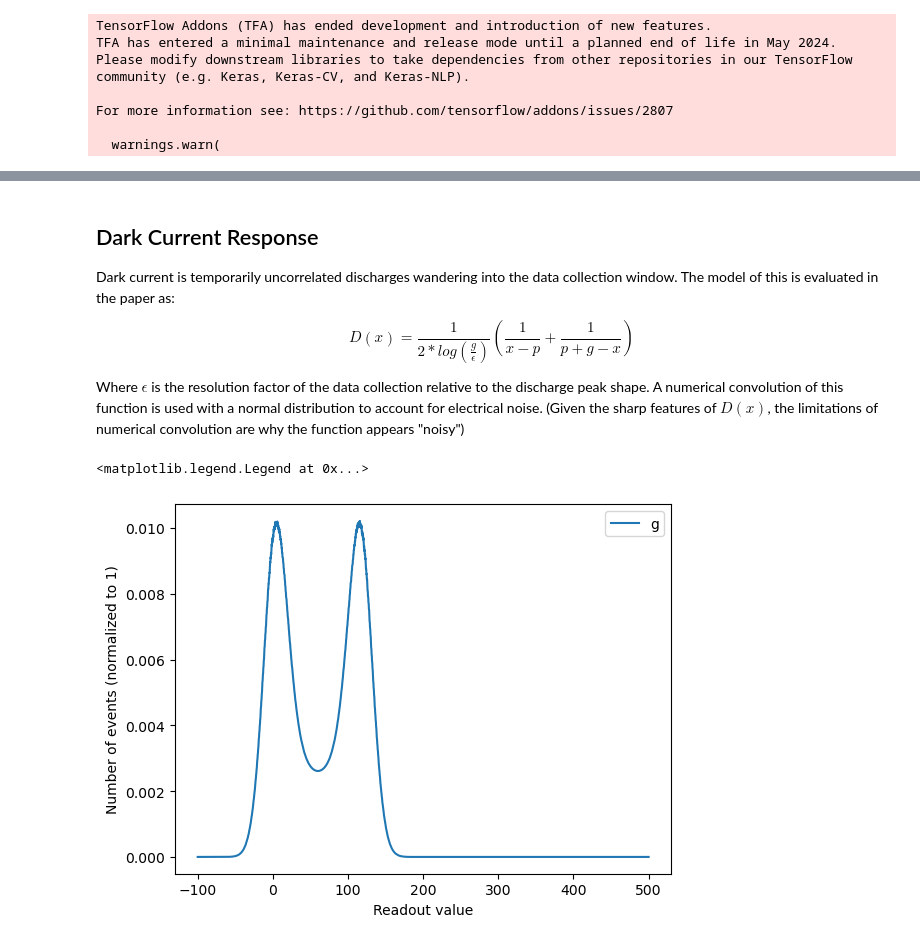
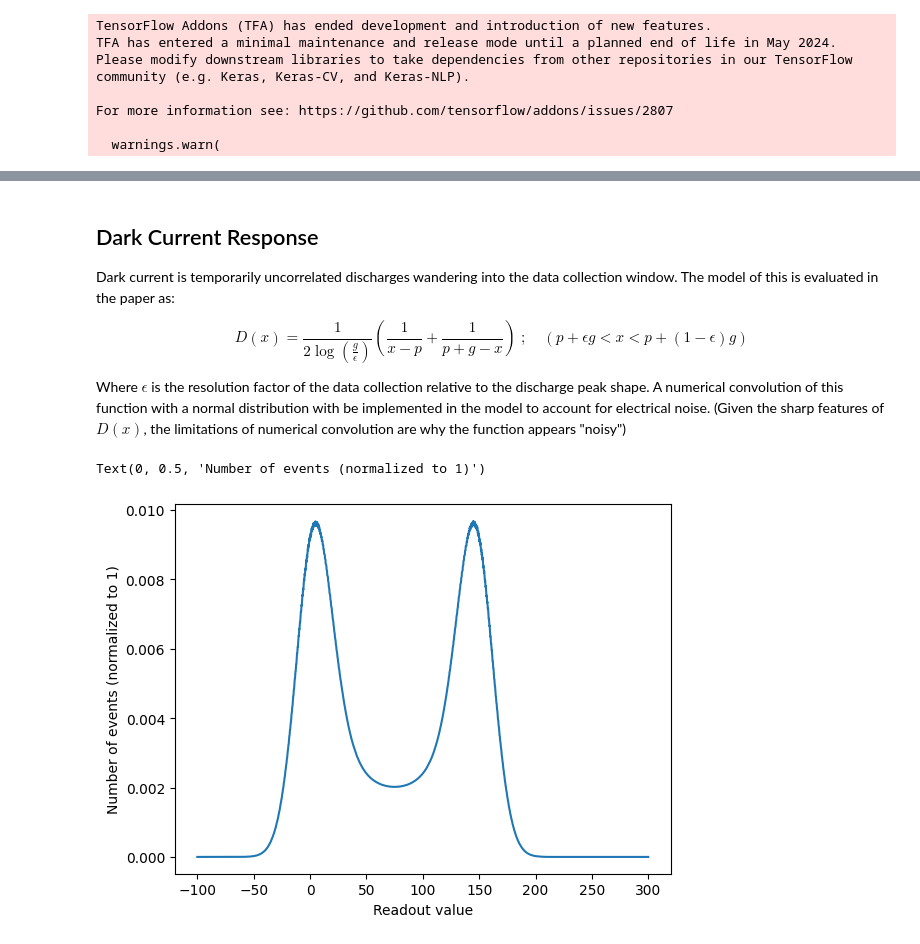
Before and after one commit to UMDCMS/sipmpdf, a Jupyter notebook: docs/sipm_functions.ipynb, the cells around one changed output, grey strips where cells are left out. Saved outputs shown, nothing was run; the diff lists cells and outputs as text; code cells hidden in the pictures.

```diff
--- a/docs/sipm_functions.ipynb
+++ b/docs/sipm_functions.ipynb
@@ -28,14 +29,26 @@ For more information see: https://github.com/tensorflow/addons/issues/2807
 # %%
-pedestal = zfit.Parameter('pedestal value', 5.0, -10, 50)
-gain = zfit.Parameter('gain', 150.0, 100, 200)
-common_noise = zfit.Parameter('common_noise', 15.0, 5, 25)
-pixel_noise = zfit.Parameter('pixel_noise', 2.0, 1, 3)
-poisson_mean = zfit.Parameter('poisson_mean', 2.5, 2, 3)
-poisson_borel = zfit.Parameter('poisson_borel', 0.0, 0, 0.1)
-ap_beta=zfit.Parameter('ap_beta',100,20,120)
-ap_prob=zfit.Parameter('ap_prob',.1,.05,.2)
-dc_prob=zfit.Parameter('dc_prob', .1,.01,.3)
-dc_res =zfit.Parameter('dc_res', 10e-4,0,1)
+pedestal_t = 5.0
+gain_t = 150.0
+common_noise_t = 15.0
+pixel_noise_t = 2.0
+poisson_mean_t = 2.5
+poisson_borel_t = 0.05
+ap_beta_t = 100
+ap_prob_t = 0.05
+dc_prob_t = 0.01
+dc_res_t = 5e-3
+N_Events = 100_000
+
+pedestal = zfit.Parameter('pedestal value', pedestal_t, -10, 50)
+gain = zfit.Parameter('gain', gain_t, 100, 200)
+common_noise = zfit.Parameter('common_noise', common_noise_t, 5, 25)
+pixel_noise = zfit.Parameter('pixel_noise', pixel_noise_t, 1, 3)
+poisson_mean = zfit.Parameter('poisson_mean', poisson_mean_t, 2, 3)
+poisson_borel = zfit.Parameter('poisson_borel', poisson_borel_t, 0, 0.1)
+ap_beta = zfit.Parameter('ap_beta', ap_beta_t, 20, 120)
+ap_prob = zfit.Parameter('ap_prob', ap_prob_t, 0.0, 0.2)
+dc_prob = zfit.Parameter('dc_prob', dc_prob_t, 0.0, 0.1)
+dc_res = zfit.param.ConstantParameter('dc_res', dc_res_t)
 obs = zfit.Space('x', limits=(-200, +1500))
 # %% [markdown]
 ## The generalized Poisson distribution
@@ -417,22 +488,29 @@ plt.legend()
 # %% [markdown]
 ## Dark Current Response
-Dark current is temporarily uncorrelated discharges wandering into the data collection window. The model of this is evaluated in the paper as:
+Dark current is temporarily uncorrelated discharges wandering into the data
+collection window. The model of this is evaluated in the paper as:
 
-$$ D(x)=\frac{1}{2*log(\frac{g}{\epsilon})}\left(\frac{1}{x-p}+\frac{1}{p+g-x} \right)$$
+$$
+D(x)=\frac{1}{2 \log(\frac{g}{\epsilon})}\left(\frac{1}{x-p}+\frac{1}{p+g-x} \right)\;;\quad
+(p+\epsilon g<x < p + (1-\epsilon) g)
+$$
 
-Where $\epsilon$ is the resolution factor of the data collection relative to the discharge peak shape. A numerical convolution of this function is used with a normal distribution to account for electrical noise. (Given the sharp features of $D(x)$, the limitations of numerical convolution are why the function appears "noisy")
+Where $\epsilon$ is the resolution factor of the data collection relative to the
+discharge peak shape. A numerical convolution of this function with a normal
+distribution with be implemented in the model to account for electrical noise.
+(Given the sharp features of $D(x)$, the limitations of numerical convolution
+are why the function appears "noisy")
 # %%
-x = np.linspace(-100, 500,2000)
-gain_=120
-smear_=15
-resolution_=10e-4
-dc=sipmpdf.functions.darkcurrent_response_smeared(x=x,smear=15,gain=120,resolution=10e-4)
+x = np.linspace(-100, 300, 2000)
+dc = sipmpdf.functions.darkcurrent_response_smeared(x=x,
+                                                    smear=common_noise_t,
+                                                    gain=gain_t,
+                                                    resolution=10e-4)
 
-plt.plot(x,dc,label="Dark Current Response Smeared")
+plt.plot(x, dc, label="Dark Current Response Smeared")
 plt.xlabel('Readout value')
 plt.ylabel('Number of events (normalized to 1)')
-plt.legend(f'g')
 # %% [output]
-<matplotlib.legend.Legend at 0x...>
+Text(0, 0.5, 'Number of events (normalized to 1)')
-[figure, old version]
+[figure, new version]
 # %% [markdown]
```
Also changed, not shown: parts of 41 cells of this notebook, 5 other files.
